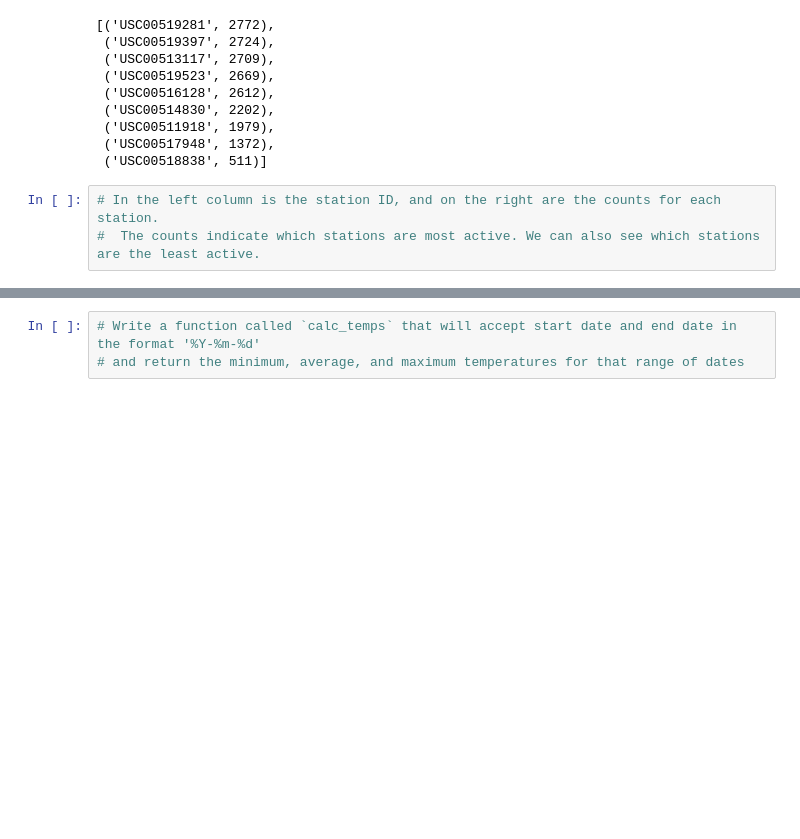
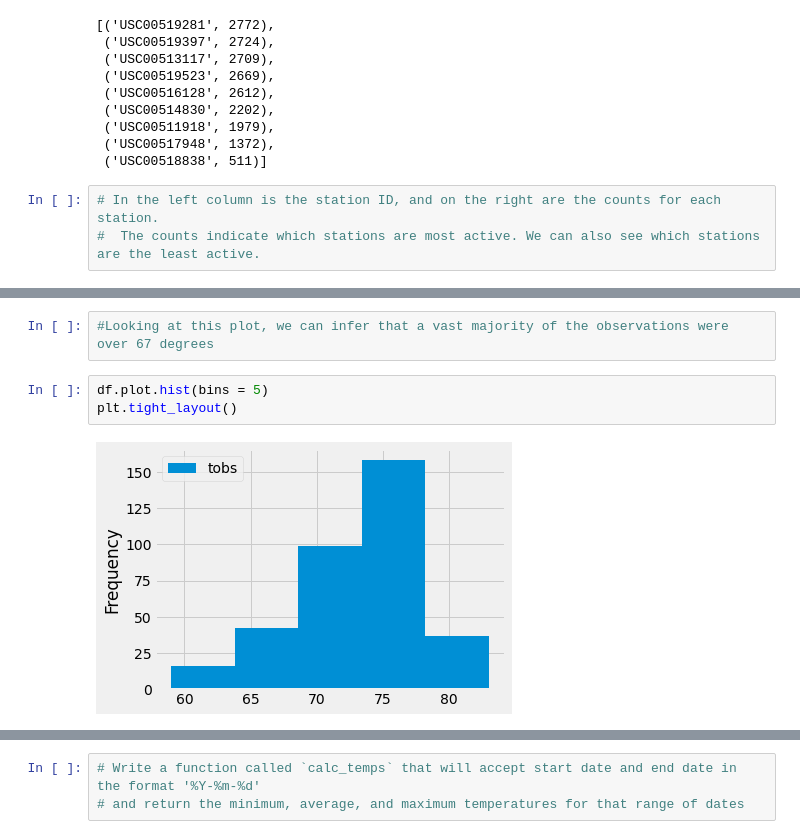
Before and after one commit to Atomickilroy/Surfs_Up, a Jupyter notebook: climate_analysis.ipynb, the cells around one changed output, grey strips where cells are left out. Cells and saved outputs as stored; diff of their text form; blank space fills up the shorter version.

```diff
--- a/climate_analysis.ipynb
+++ b/climate_analysis.ipynb
@@ -160,0 +189,7 @@ group_by(Measurement.station).order_by(func.count(Measurement.station).desc()).a
+# %%
+#Looking at this plot, we can infer that a vast majority of the observations were over 67 degrees
+# %%
+df.plot.hist(bins = 5)
+plt.tight_layout()
+# %% [output]
+[figure, added]
```
Also changed, not shown: parts of 5 cells of this notebook, 3 other files.
